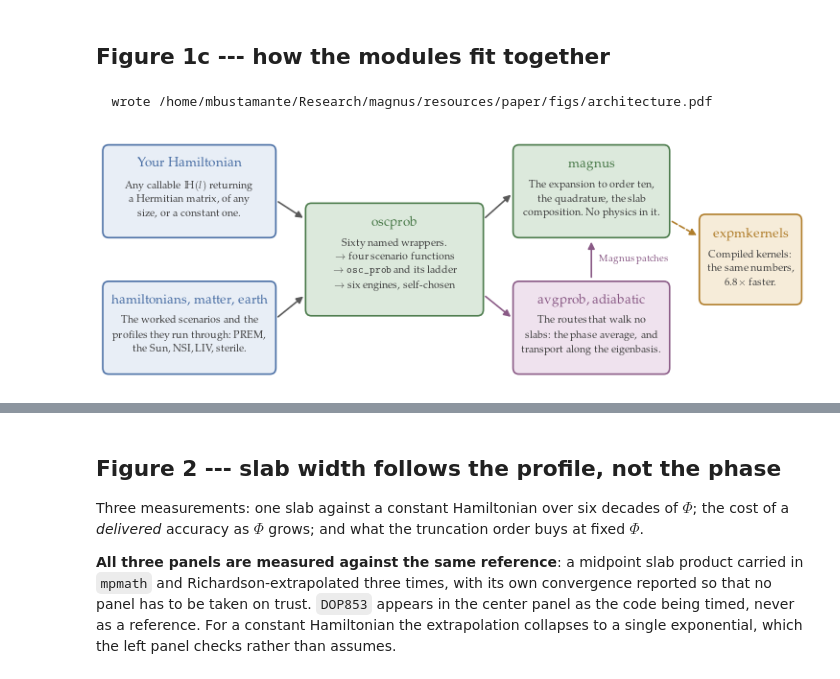
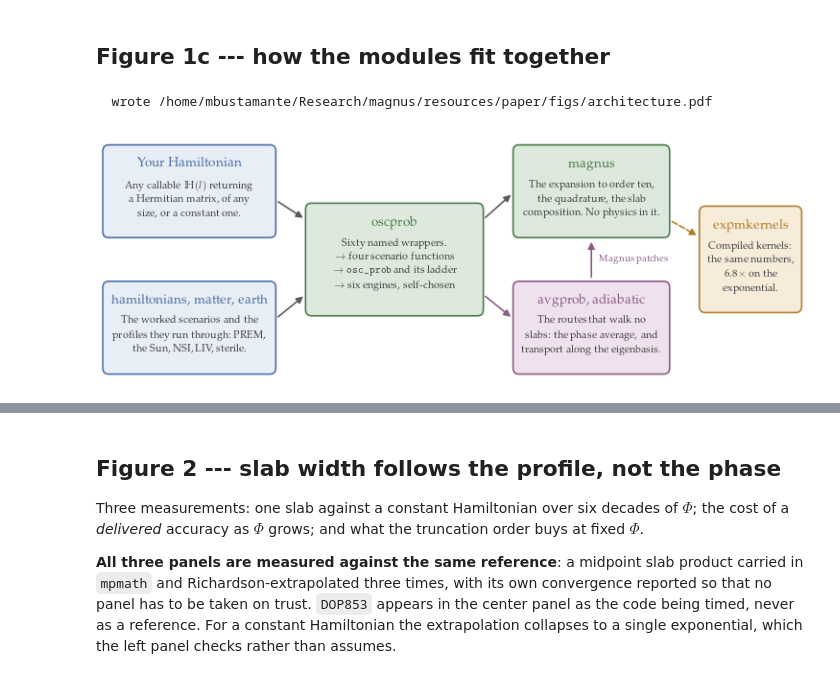
Before and after one commit to mbustama/Magnus, a Jupyter notebook: notebooks/28_magnus_paper_figures.ipynb, the cells around one changed output, grey strips where cells are left out. Drawn from its saved outputs; the diff is of its cells as text; code cells hidden in the pictures.

```diff
--- a/notebooks/28_magnus_paper_figures.ipynb
+++ b/notebooks/28_magnus_paper_figures.ipynb
@@ -209,11 +209,17 @@ def minor_y(ax, n=5):
 
 
 def corner(ax, text, loc='upper right', fontsize=8.5, x=None, y=0.94):
-    r"""A rounded-box label in a corner, in place of a panel title."""
+    r"""A rounded-box label in a corner, in place of a panel title.
+
+    loc names the corner.  In the lower two the box hangs from its bottom edge, so
+    y is then where its bottom sits rather than its top.
+    """
     ha, va = 'right', 'top'
     xx = 0.965 if x is None else x
-    if loc == 'upper left':
+    if loc in ('upper left', 'lower left'):
         xx, ha = (0.035 if x is None else x), 'left'
+    if loc in ('lower left', 'lower right'):
+        va = 'bottom'
     # Black, not the INK grey the curves use: a boxed label is a caption on the panel and
     # should read as text rather than as another datum.
     ax.text(xx, y, text, transform=ax.transAxes, ha=ha, va=va, fontsize=fontsize,
@@ -765,33 +771,33 @@ def _abox(x, y, w, h, face, edge, title, body):
 
 def _aarr(x0, y0, x1, y1, color='0.35', ls='-'):
     axd.annotate('', xy=(x1, y1), xytext=(x0, y0), zorder=1,
                  arrowprops=dict(arrowstyle='-|>', mutation_scale=8, lw=0.9,
                                  color=color, linestyle=ls, shrinkA=2, shrinkB=2))
 
 
 # Left: what goes in.  Middle: where a request is met.  Right: the three routes out.
 _abox(0.3, 6.00, 7.1, 3.50, C_IN, E_IN, 'Your Hamiltonian',
       'Any callable $\\mathbb{H}(l)$ returning\na Hermitian matrix, of any\nsize, or a constant one.')
 _abox(0.3, 0.50, 7.1, 3.50, C_IN, E_IN, 'hamiltonians, matter, earth',
       'The worked scenarios and the\nprofiles they run through: PREM,\nthe Sun, NSI, LIV, sterile.')
 _abox(8.9, 2.85, 7.3, 4.30, C_CORE, E_CORE, 'oscprob',
       'Sixty named wrappers.\n$\\rightarrow$ four scenario functions\n'
       '$\\rightarrow$ {\\tt osc\\_prob} and its ladder\n$\\rightarrow$ six engines, self-chosen')
 _abox(17.7, 6.00, 6.4, 3.50, C_CORE, E_CORE, 'magnus',
       'The expansion to order ten,\nthe quadrature, the slab\ncomposition. No physics in it.')
 _abox(17.7, 0.50, 6.4, 3.50, C_COMP, E_COMP, 'avgprob, adiabatic',
       'The routes that walk no\nslabs: the phase average, and\ntransport along the eigenbasis.')
-_abox(25.6, 3.30, 4.1, 3.40, C_ACC, E_ACC, 'expmkernels',
-      'Compiled kernels:\nthe same numbers,\n$6.8{\\times}$ faster.')
+_abox(25.6, 2.98, 4.1, 4.05, C_ACC, E_ACC, 'expmkernels',
+      'Compiled kernels:\nthe same numbers,\n$6.8{\\times}$ on the\nexponential.')
 
 _aarr(7.5, 7.4, 8.8, 6.6)
 _aarr(7.5, 2.6, 8.8, 3.6)
 _aarr(16.3, 6.6, 17.6, 7.7)
 _aarr(16.3, 3.6, 17.6, 2.6, color=E_COMP)
 _aarr(20.9, 4.15, 20.9, 5.85, color=E_COMP)
 _aarr(24.2, 6.6, 25.5, 5.9, color=E_ACC, ls='--')
 axd.text(21.2, 5.00, 'Magnus patches', ha='left', va='center', fontsize=5.6, color=E_COMP)
 save(fig, 'architecture.pdf')
 # %% [output]
   wrote /home/mbustamante/Research/magnus/resources/paper/figs/architecture.pdf
-[figure, old version]
+[figure, new version]
```
Also changed, not shown: parts of 14 cells of this notebook, 16 other files.
